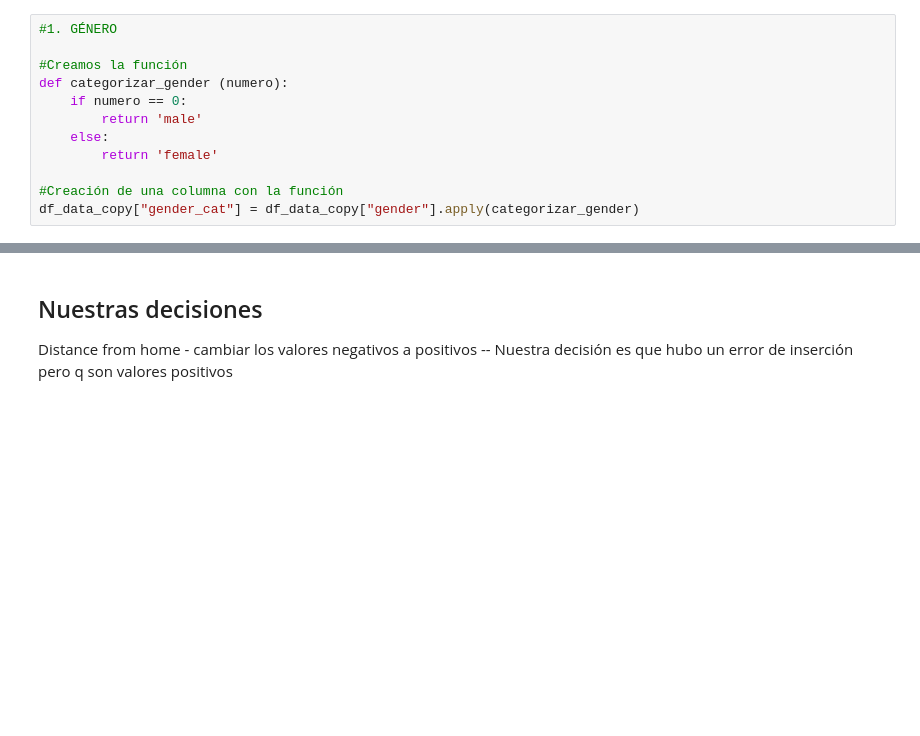
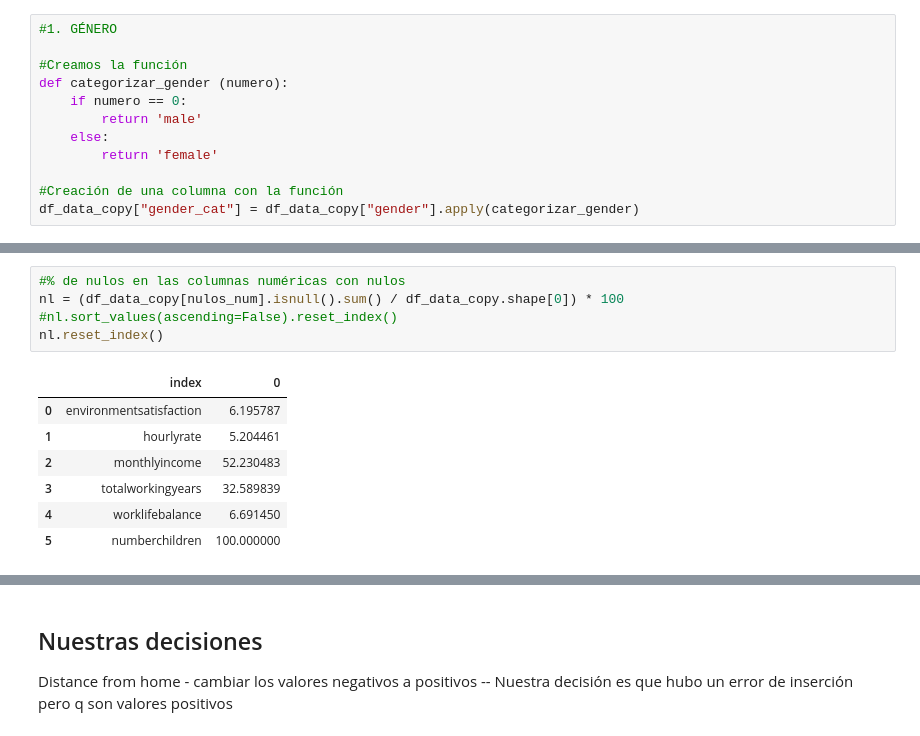
Before and after one commit to Adalab/proyecto-da-promo-Farzana-modulo3-team1, a Jupyter notebook: madre.ipynb, the cells around one changed output, grey strips where cells are left out. Cells and saved outputs as stored; diff of their text form; blank space fills up the shorter version.

```diff
--- a/madre.ipynb
+++ b/madre.ipynb
@@ -214,0 +379,13 @@ df_data_copy.duplicated().sum()  #Nro. de duplicados
+# %%
+#% de nulos en las columnas numéricas con nulos
+nl = (df_data_copy[nulos_num].isnull().sum() / df_data_copy.shape[0]) * 100
+#nl.sort_values(ascending=False).reset_index()
+nl.reset_index()
+# %% [output]
+|  | index | 0 |
+| 0 | environmentsatisfaction | 6.195787 |
+| 1 | hourlyrate | 5.204461 |
+| 2 | monthlyincome | 52.230483 |
+| 3 | totalworkingyears | 32.589839 |
+| 4 | worklifebalance | 6.691450 |
+| 5 | numberchildren | 100.000000 |
```
Also changed, not shown: parts of 40 cells of this notebook.
